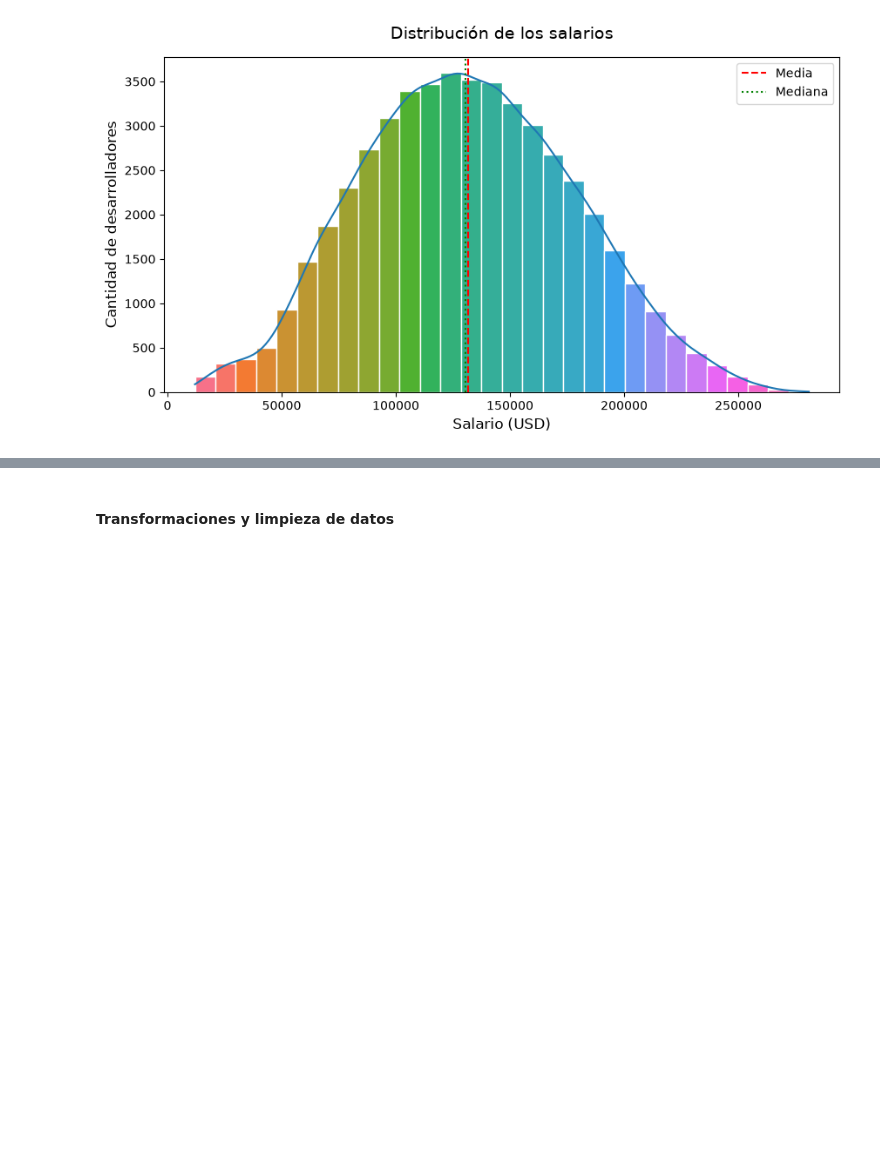
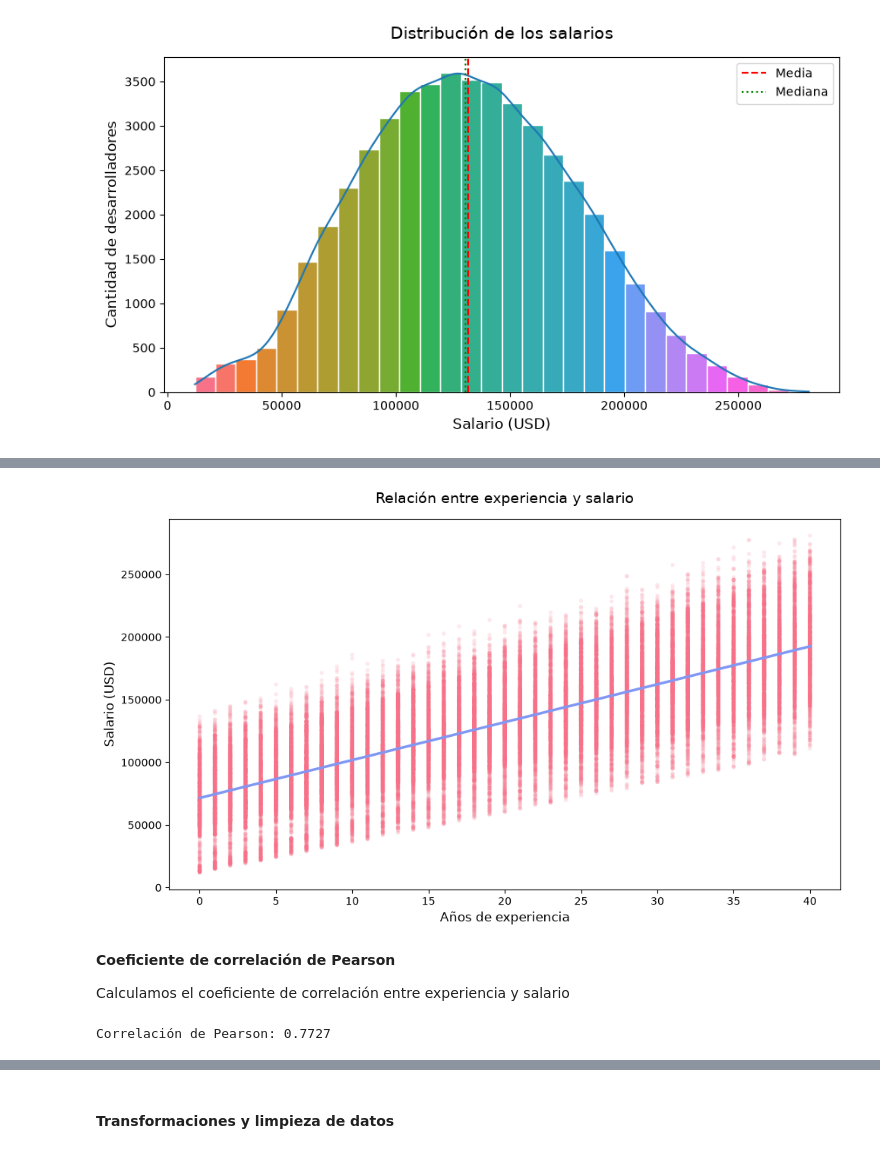
Before and after one commit to Itz-U/Proyecto2_Olivera_Urriola_UPSO-Salliquelo, a Jupyter notebook: Proyecto2_Olivera_Urriola_Salliquelo.ipynb, the cells around one changed output, grey strips where cells are left out. Drawn from its saved outputs; the diff is of its cells as text; code cells hidden in the pictures; blank space fills up the shorter version.

```diff
--- a/Proyecto2_Olivera_Urriola_Salliquelo.ipynb
+++ b/Proyecto2_Olivera_Urriola_Salliquelo.ipynb
@@ -270,0 +337,44 @@ plt.show()
+# %%
+fig, ax = plt.subplots(figsize=(10, 6))
+
+# Paleta HUSL
+color_puntos = sns.color_palette("husl", 7)[0]
+color_linea = sns.color_palette("husl", 7)[5]
+
+sns.regplot(
+    data=df,
+    x="experiencia",
+    y="salario_usd",
+    scatter_kws={
+        "alpha": 0.15,
+        "s": 15,
+        "color": color_puntos,
+        "edgecolors": "none"
+    },
+    line_kws={
+        "color": color_linea,
+        "linewidth": 2.5
+    },
+    ci=None,
+    ax=ax
+)
+
+plt.title("Relación entre experiencia y salario", fontsize=14, pad=15)
+plt.xlabel("Años de experiencia", fontsize=12)
+plt.ylabel("Salario (USD)", fontsize=12)
+
+plt.tight_layout()
+plt.show()
+# %% [output]
+[figure, added]
+# %% [markdown]
+**Coeficiente de correlación de Pearson**
+
+Calculamos el coeficiente de correlación entre experiencia y salario
+# %%
+# Correlación entre experiencia y salario
+correlacion = df["experiencia"].corr(df["salario_usd"])
+
+print(f"Correlación de Pearson: {correlacion:.4f}")
+# %% [output]
+Correlación de Pearson: 0.7727
```
Also changed, not shown: parts of 13 cells of this notebook.
